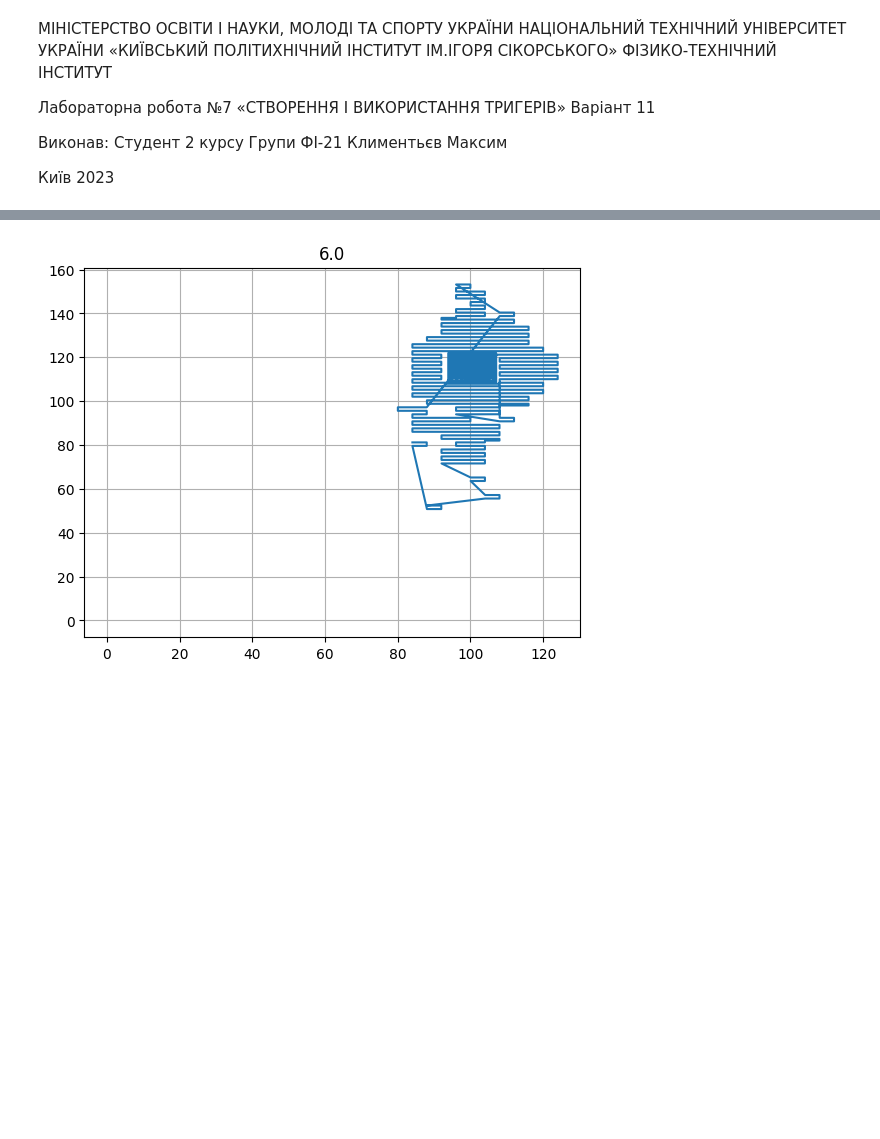
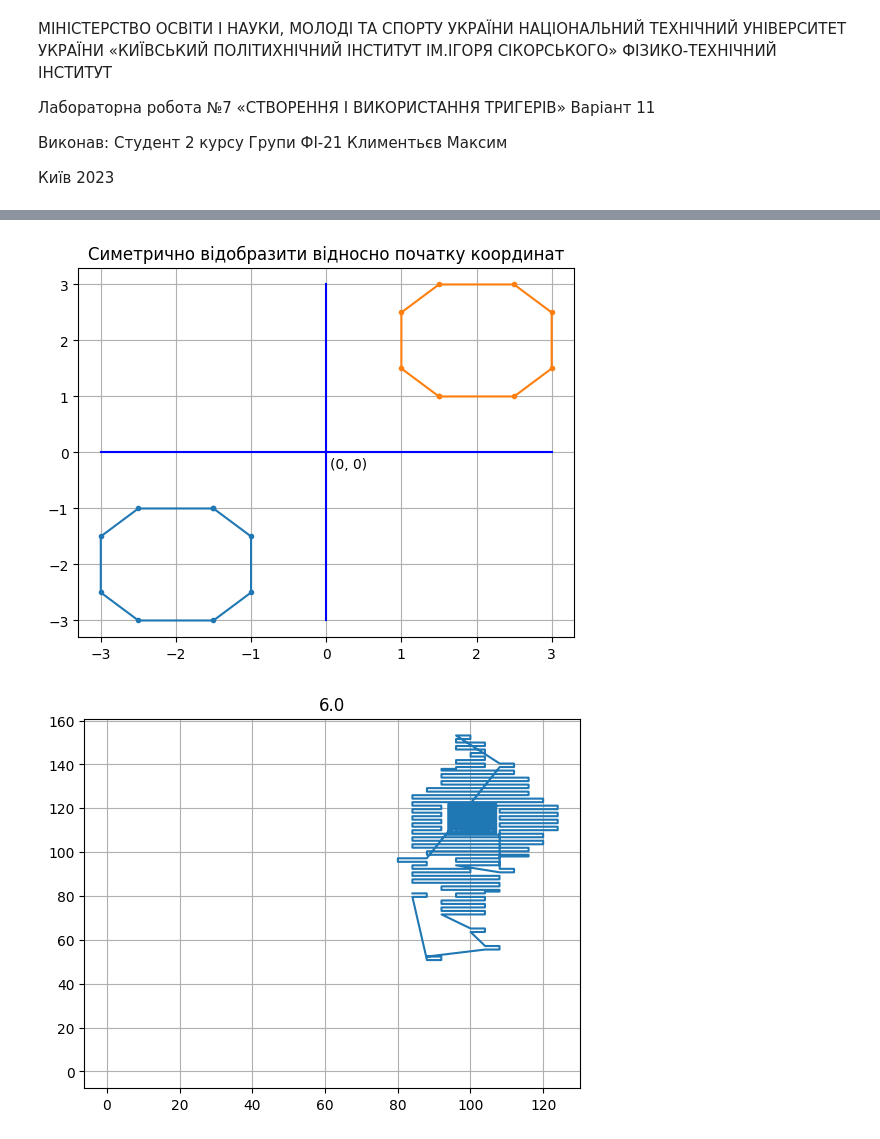
Before and after one commit to KlymentievMaksym/CompGraph, a Jupyter notebook: Lab1.ipynb, the cells around one changed output, grey strips where cells are left out. Saved outputs shown, nothing was run; the diff lists cells and outputs as text; code cells hidden in the pictures; blank space fills up the shorter version.

```diff
--- a/Lab1.ipynb
+++ b/Lab1.ipynb
@@ -89,3 +89,25 @@ plt.show()
+# %%
+#### 5.2 симетрично відобразити відносно початку координат.
+xy_reverse = np.zeros_like(xy)
+for i in range(xy.shape[0]):
+    xy_reverse[i] = xy[i] * np.matrix([[-1, 0], [0, -1]])
+plt.plot(xy_reverse[:, 0], xy_reverse[:, 1], ".-", [-3, 3], [0, 0], "b")
+plt.plot(xy[:, 0], xy[:, 1], ".-", [0, 0], [-3, 3], "b")
+plt.text(0.3, -0.2, "(0, 0)", horizontalalignment='center', verticalalignment='center')
+
+# for i in range(xy_reverse.shape[0]-1):
+#     xi, yi = xy_reverse[i]
+#     plt.text(xi, yi-modificator_height, f'({xi}, {yi})', horizontalalignment='center', verticalalignment='center', bbox=dict(facecolor='red', alpha=0.5))
+
+# for i in range(xy.shape[0]-1):
+#     xi, yi = xy[i]
+#     plt.text(xi, yi-modificator_height, f'({xi}, {yi})', horizontalalignment='center', verticalalignment='center', bbox=dict(facecolor='red', alpha=0.5))
+
+plt.grid()
+plt.title("Cиметрично відобразити відносно початку координат")
+plt.show()
+# %% [output]
+[figure, added]
 # %%
 ### Zone for Task 6
 xls = pd.read_excel("lab1/Варіанти.xlsx", "Var_02")
```
Also changed, not shown: parts of 3 cells of this notebook.
